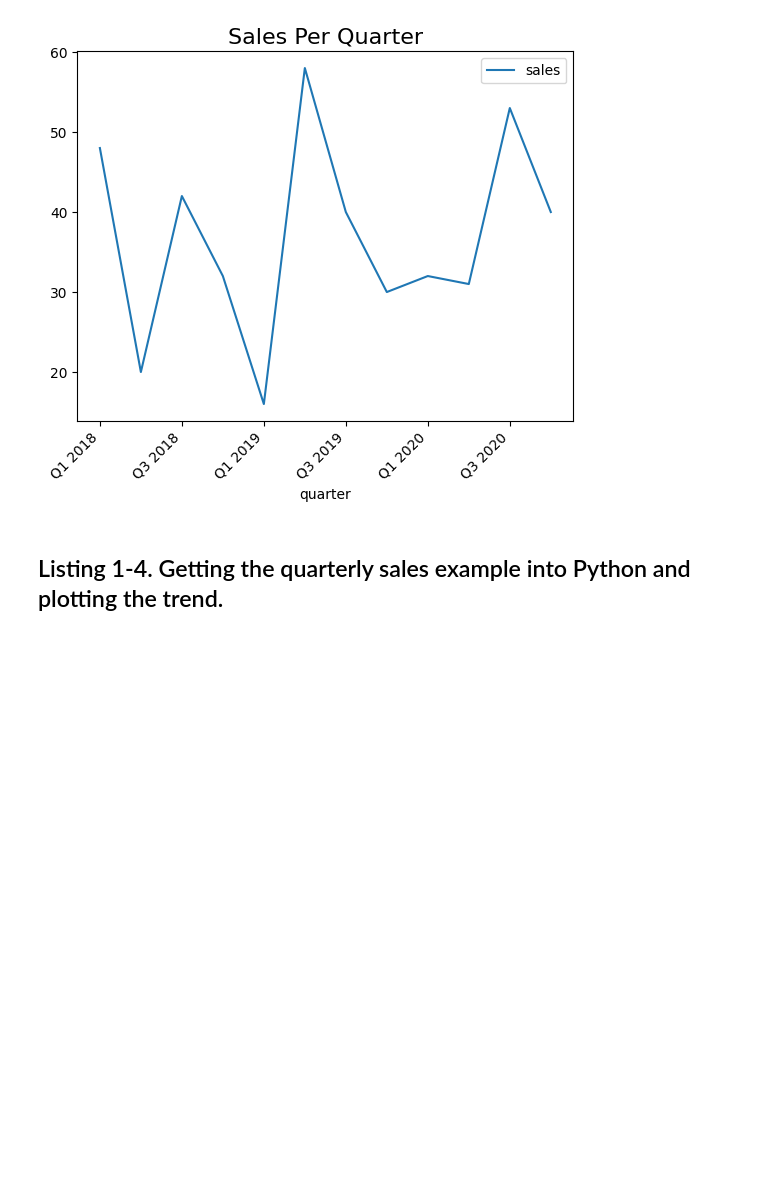
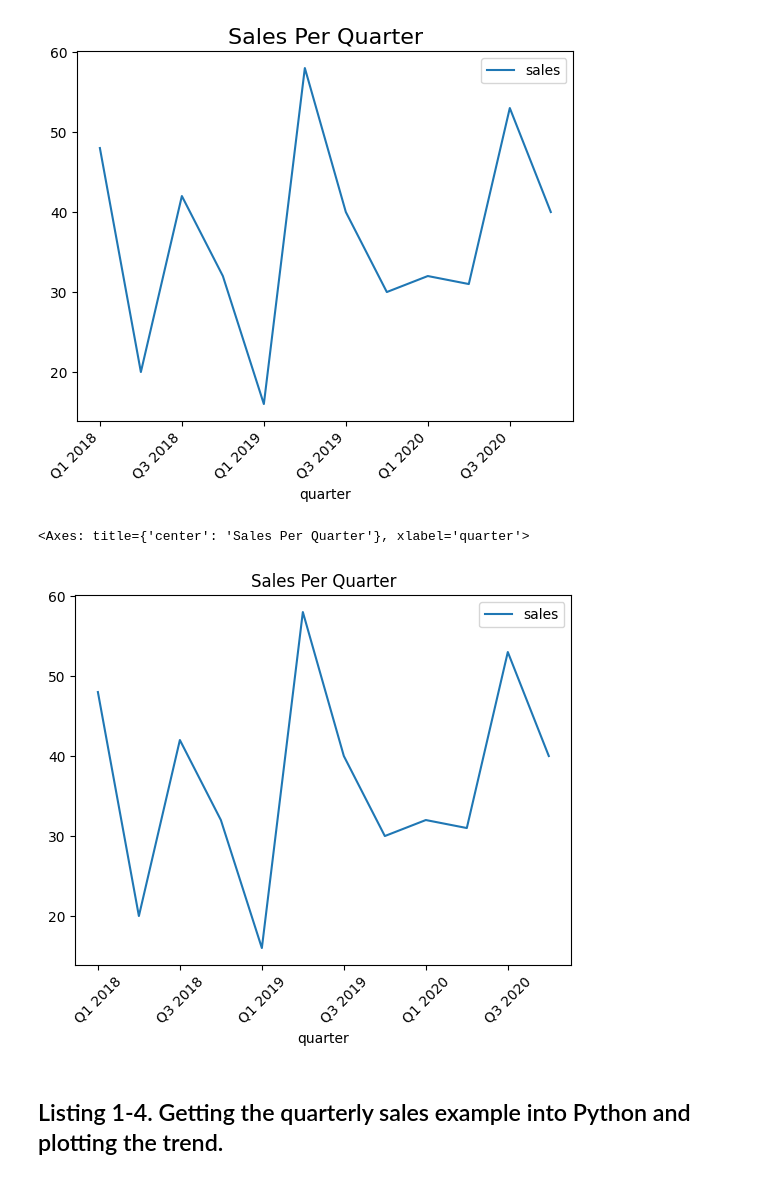
Before and after one commit to abdallahheidar/Advanced-Forecasting-with-Python-2nd-ed-2026, a Jupyter notebook: chapter_01/Chapter 01 - Models For Forecasting.ipynb, the cells around one changed output. Drawn from its saved outputs; the diff is of its cells as text; code cells hidden in the pictures; blank space fills up the shorter version.

```diff
--- a/chapter_01/Chapter 01 - Models For Forecasting.ipynb
+++ b/chapter_01/Chapter 01 - Models For Forecasting.ipynb
@@ -42,26 +45,38 @@ plt.show()
 # %% [markdown]
 ## Listing 1-3. Getting the quarterly sales example into Python and plotting the trend.
 # %%
-quarters = ["Q1 2018", "Q2 2018", "Q3 2018", "Q4 2018",
-            "Q1 2019", "Q2 2019", "Q3 2019", "Q4 2019",
-            "Q1 2020", "Q2 2020", "Q3 2020", "Q4 2020"]
+quarters = [
+    "Q1 2018",
+    "Q2 2018",
+    "Q3 2018",
+    "Q4 2018",
+    "Q1 2019",
+    "Q2 2019",
+    "Q3 2019",
+    "Q4 2019",
+    "Q1 2020",
+    "Q2 2020",
+    "Q3 2020",
+    "Q4 2020",
+]
 
-sales = [48, 20, 42, 32,
-         16, 58, 40, 30,
-         32, 31, 53, 40]
+sales = [48, 20, 42, 32, 16, 58, 40, 30, 32, 31, 53, 40]
 
 
-data = pd.DataFrame({
-    'quarter': quarters,
-    'sales': sales
-})
+data = pd.DataFrame({"quarter": quarters, "sales": sales})
 
-ax = data.plot.line(x='quarter')
-ax.set_title('Sales Per Quarter', fontsize=16)
-ax.set_xticklabels(ax.get_xticklabels(), rotation=45, ha='right')
+ax = data.plot.line(x="quarter")
+ax.set_title("Sales Per Quarter", fontsize=16)
+ax.set_xticklabels(ax.get_xticklabels(), rotation=45, ha="right")
 plt.show()
 # %% [output]
 [figure]
+# %%
+# Alternatively you could just use pandas directly
+data.plot.line(x="quarter", title="Sales Per Quarter", rot=45)
+# %% [output]
+<Axes: title={'center': 'Sales Per Quarter'}, xlabel='quarter'>
+[figure, added]
 # %% [markdown]
 ## Listing 1-4. Getting the quarterly sales example into Python and plotting the trend.
 # %%
```
Also changed, not shown: parts of 6 cells of this notebook, 6 other files.
